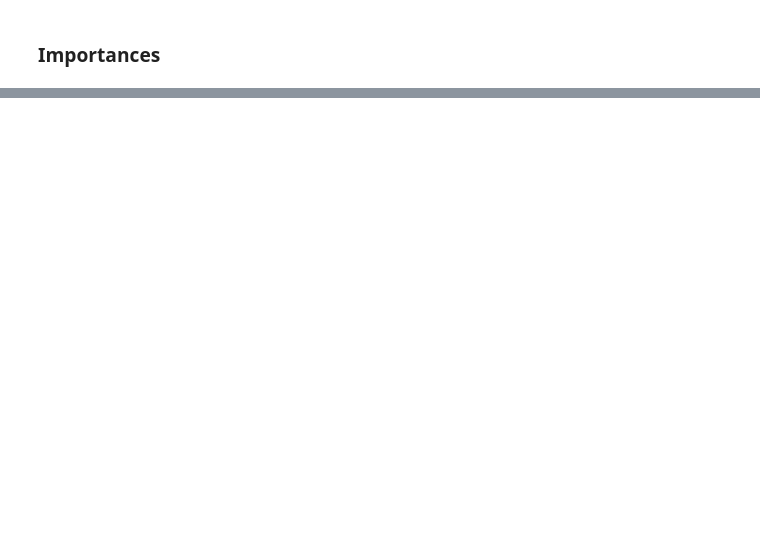
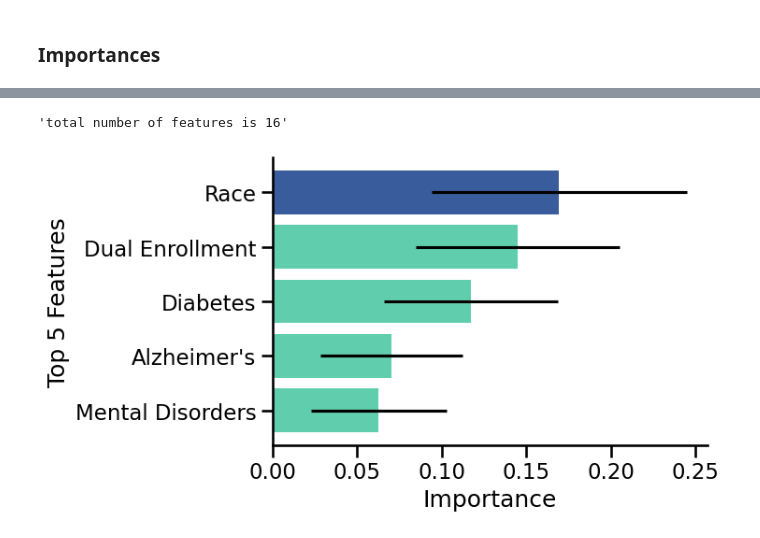
Before and after one commit to DS4A-2023-Team-20/ca-sdoh, a Jupyter notebook: code/jess/summarize_conditions_models.ipynb, the cells around one changed output, grey strips where cells are left out. Cells and saved outputs as stored; diff of their text form; code cells hidden in the pictures; blank space fills up the shorter version.

```diff
--- a/code/jess/summarize_conditions_models.ipynb
+++ b/code/jess/summarize_conditions_models.ipynb
@@ -153,0 +144,19 @@ plt.savefig(FIGURES_PATH / f_name, dpi=300, bbox_inches="tight")
+# %%
+importances_90th = pd.read_csv(
+    RESULTS_PATH / "rf_all_conds_feature_importances_90th.csv"
+)
+
+top5 = (
+    importances_90th.groupby("feature")
+    .importance.mean()
+    .sort_values(ascending=True)
+    .tail(5)
+).reset_index()
+top5_std = (
+    importances_90th.groupby("feature")
+    .importance.std()
+    .sort_values(ascending=True)
+    .tail(5)
+).reset_index()
+
+top5["std"] = top5_std["importance"]
@@ -153,0 +172,24 @@ plt.savefig(FIGURES_PATH / f_name, dpi=300, bbox_inches="tight")
+# %%
+top5["plot_names"] = [
+    "Mental Disorders",
+    "Alzheimer's",
+    "Diabetes",
+    "Dual Enrollment",
+    "Race",
+]
+# %%
+color = [pallette[1], pallette[1], pallette[1], pallette[1], rfpal[1]]
+f"total number of features is {len(importances_90th.feature.unique())}"
+# %% [output]
+'total number of features is 16'
+# %%
+fig, ax = plt.subplots(figsize=(6, 4))
+sns.despine()
+ax.barh(top5.plot_names, top5.importance, xerr=top5["std"], color=color)
+ax.set_xlabel("Importance")
+ax.set_ylabel("Top 5 Features")
+
+f_name = "top5_importance_all_90th.png"
+plt.savefig(FIGURES_PATH / f_name, dpi=300, bbox_inches="tight")
+# %% [output]
+[figure, added]
```
Also changed, not shown: parts of 11 cells of this notebook, 10 other files.
